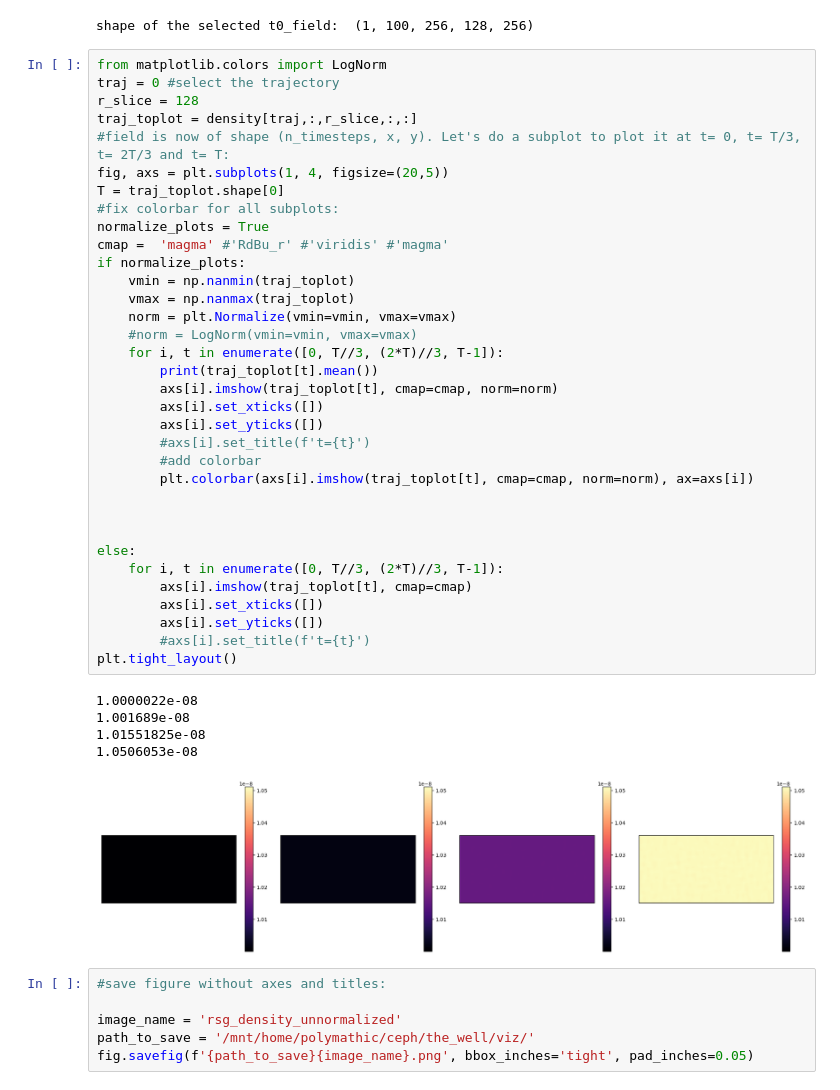
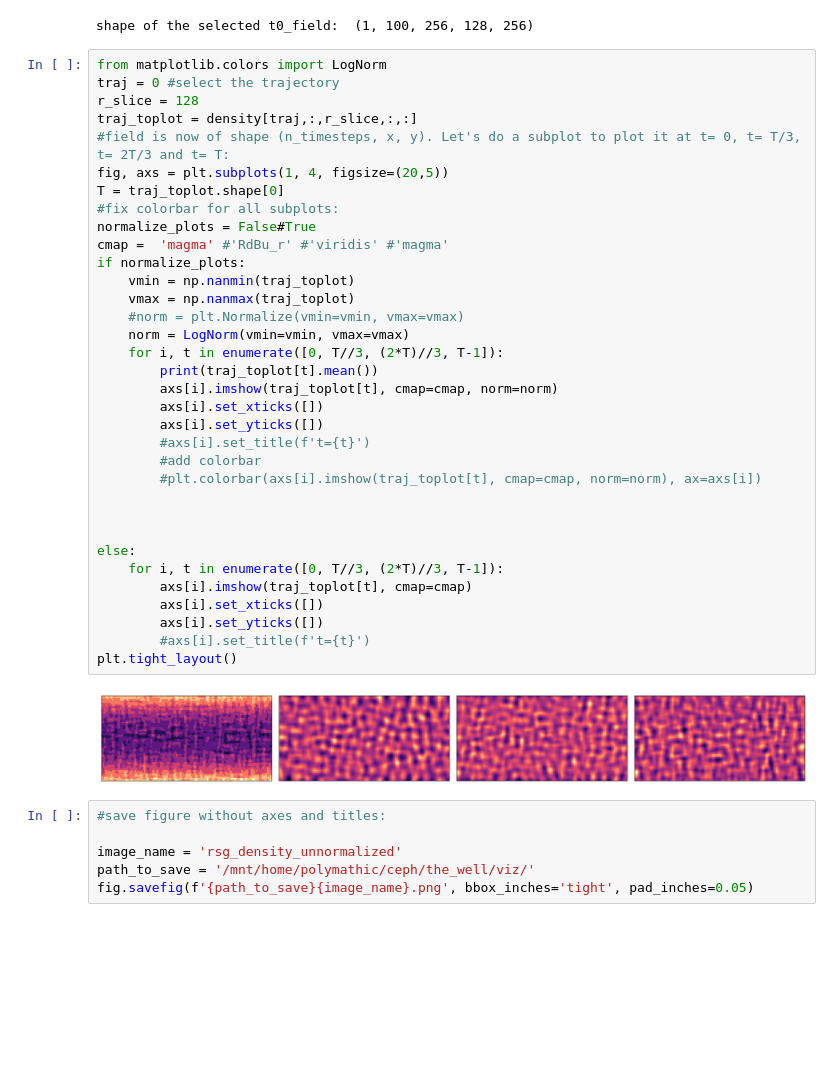
Before and after one commit to PolymathicAI/the_well, a Jupyter notebook: datasets/convective_envelope_rsg/visualization_rsg.ipynb, the cells around one changed output. Saved outputs shown, nothing was run; the diff lists cells and outputs as text; blank space fills up the shorter version.

```diff
--- a/datasets/convective_envelope_rsg/visualization_rsg.ipynb
+++ b/datasets/convective_envelope_rsg/visualization_rsg.ipynb
@@ -56,42 +56,38 @@ shape of the selected t0_field:  (1, 100, 256, 128, 256)
 from matplotlib.colors import LogNorm
 traj = 0 #select the trajectory
 r_slice = 128
 traj_toplot = density[traj,:,r_slice,:,:]
 #field is now of shape (n_timesteps, x, y). Let's do a subplot to plot it at t= 0, t= T/3, t= 2T/3 and t= T:
 fig, axs = plt.subplots(1, 4, figsize=(20,5))
 T = traj_toplot.shape[0]
 #fix colorbar for all subplots:
-normalize_plots = True
+normalize_plots = False#True
 cmap =  'magma' #'RdBu_r' #'viridis' #'magma'
 if normalize_plots:
     vmin = np.nanmin(traj_toplot)
     vmax = np.nanmax(traj_toplot)
-    norm = plt.Normalize(vmin=vmin, vmax=vmax)
-    #norm = LogNorm(vmin=vmin, vmax=vmax)
+    #norm = plt.Normalize(vmin=vmin, vmax=vmax)
+    norm = LogNorm(vmin=vmin, vmax=vmax)
     for i, t in enumerate([0, T//3, (2*T)//3, T-1]):
         print(traj_toplot[t].mean())
         axs[i].imshow(traj_toplot[t], cmap=cmap, norm=norm)
         axs[i].set_xticks([])
         axs[i].set_yticks([])
         #axs[i].set_title(f't={t}')
         #add colorbar
-        plt.colorbar(axs[i].imshow(traj_toplot[t], cmap=cmap, norm=norm), ax=axs[i])
+        #plt.colorbar(axs[i].imshow(traj_toplot[t], cmap=cmap, norm=norm), ax=axs[i])
 
 
 
 else:
     for i, t in enumerate([0, T//3, (2*T)//3, T-1]):
         axs[i].imshow(traj_toplot[t], cmap=cmap)
         axs[i].set_xticks([])
         axs[i].set_yticks([])
         #axs[i].set_title(f't={t}')
 plt.tight_layout()
 # %% [output]
-1.0000022e-08
-1.001689e-08
-1.01551825e-08
-1.0506053e-08
-[figure, old version]
+[figure, new version]
 # %%
 #save figure without axes and titles:
 
```
Also changed, not shown: 14 other files.
